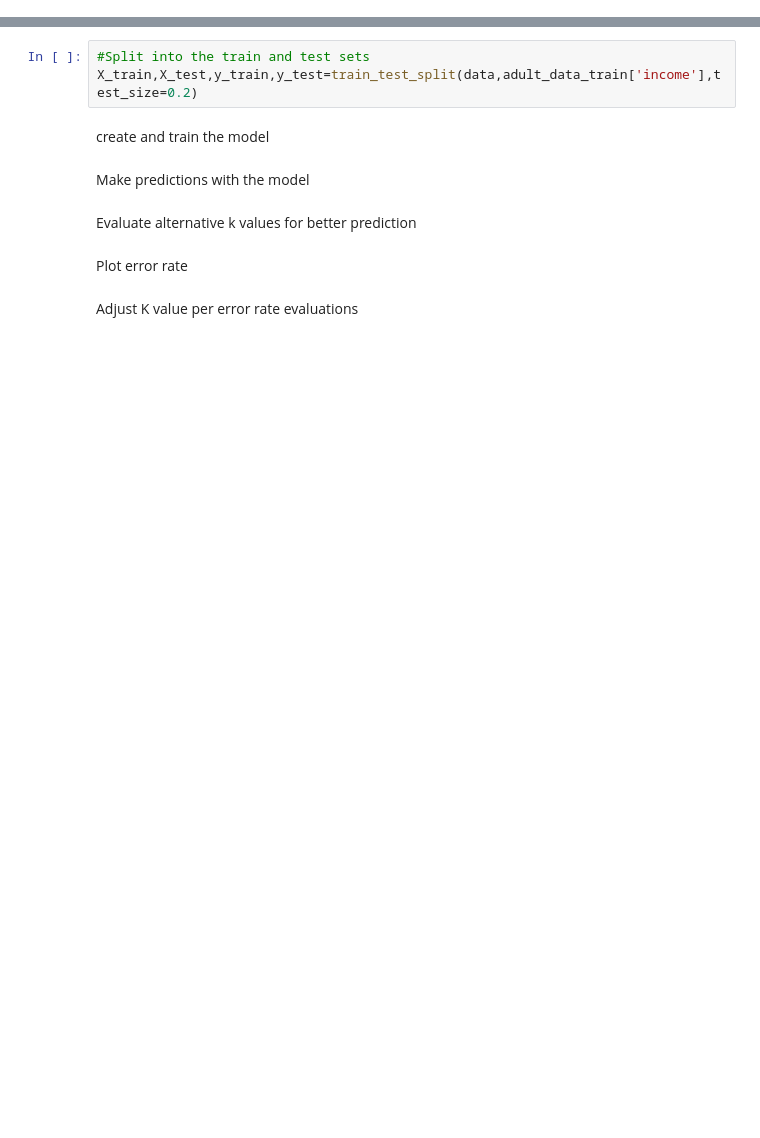
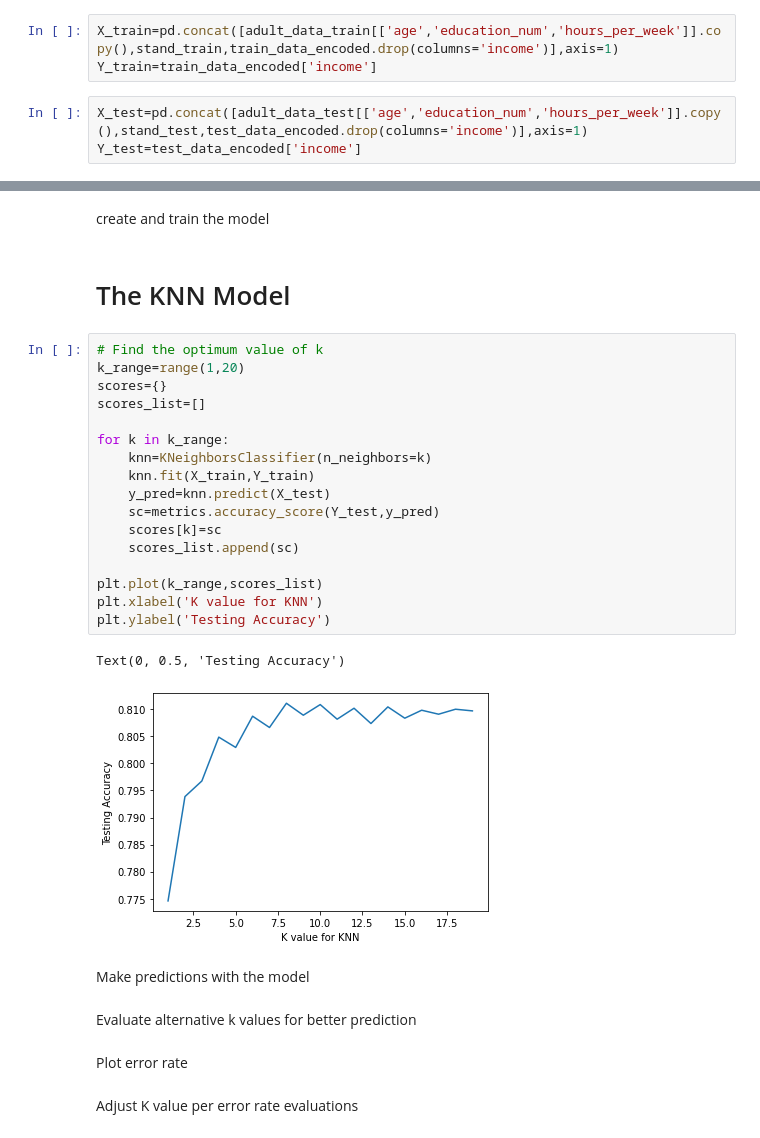
Before and after one commit to DeepankarAcharyya/6th_sem_Assignments, a Jupyter notebook: Data_Mining_and_Data_Warehousing/KNN-classifier/KNN-Assignment-CSB17017.ipynb, the cells around one changed output, grey strips where cells are left out. Cells and saved outputs as stored; diff of their text form; blank space fills up the shorter version.

```diff
--- a/Data_Mining_and_Data_Warehousing/KNN-classifier/KNN-Assignment-CSB17017.ipynb
+++ b/Data_Mining_and_Data_Warehousing/KNN-classifier/KNN-Assignment-CSB17017.ipynb
@@ -147 +161,7 @@ train_data_encoded.head()
+# %%
+X_train=pd.concat([adult_data_train[['age','education_num','hours_per_week']].copy(),stand_train,train_data_encoded.drop(columns='income')],axis=1)
+Y_train=train_data_encoded['income']
+# %%
+X_test=pd.concat([adult_data_test[['age','education_num','hours_per_week']].copy(),stand_test,test_data_encoded.drop(columns='income')],axis=1)
+Y_test=test_data_encoded['income']
 # %% [markdown]
@@ -149,8 +171,27 @@ Split into training and test data sets
-# %%
-#Split into the train and test sets
-X_train,X_test,y_train,y_test=train_test_split(data,adult_data_train['income'],test_size=0.2)
 # %% [markdown]
 create and train the model
+# %% [markdown]
+# The KNN Model
+# %%
+# Find the optimum value of k
+k_range=range(1,20)
+scores={}
+scores_list=[]
+
+for k in k_range:
+    knn=KNeighborsClassifier(n_neighbors=k)
+    knn.fit(X_train,Y_train)
+    y_pred=knn.predict(X_test)
+    sc=metrics.accuracy_score(Y_test,y_pred)
+    scores[k]=sc
+    scores_list.append(sc)
+
+plt.plot(k_range,scores_list)
+plt.xlabel('K value for KNN')
+plt.ylabel('Testing Accuracy')
+# %% [output]
+Text(0, 0.5, 'Testing Accuracy')
+[figure, added]
 # %% [markdown]
 Make predictions with the model
 # %% [markdown]
```
Also changed, not shown: parts of 11 cells of this notebook.
